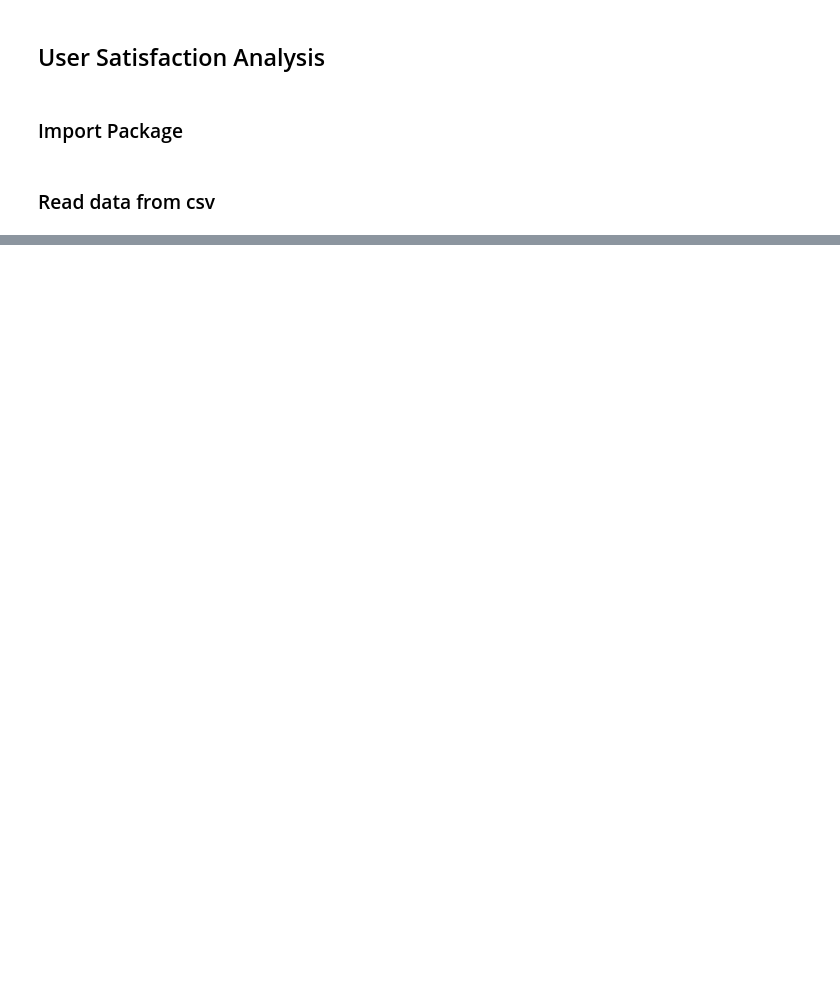
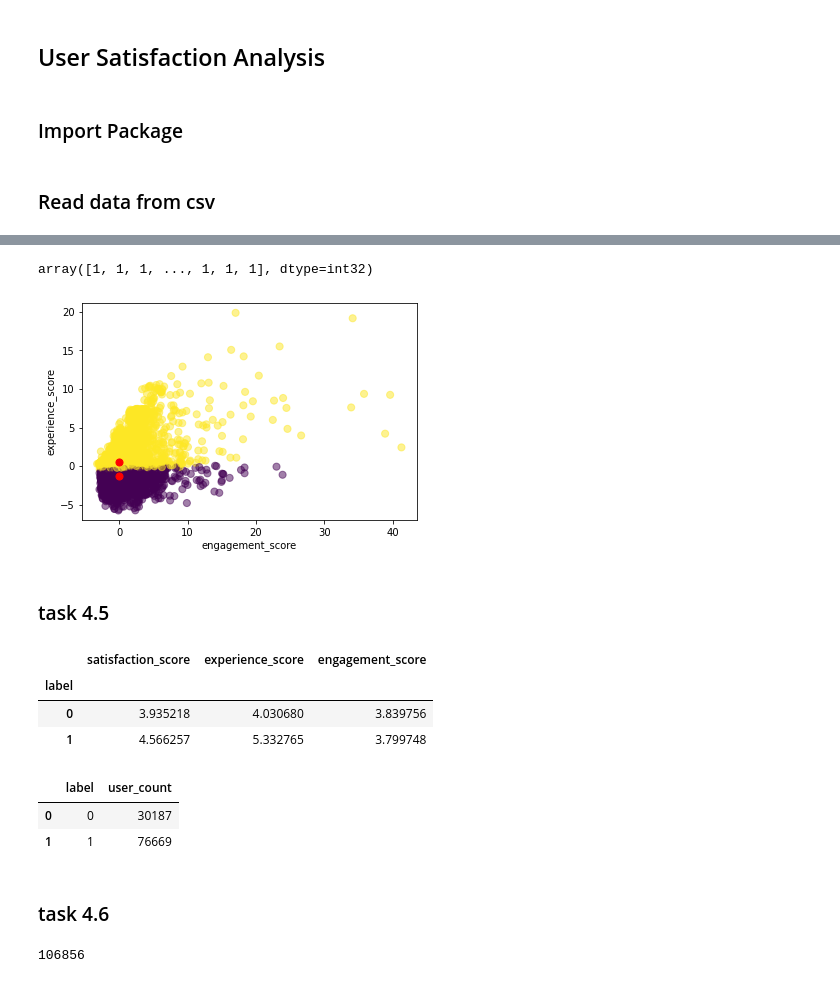
Before and after one commit to degagawolde/User-Analytics-Telecommunication-Industry, a Jupyter notebook: notebook/User-Satisfaction-Analysis.ipynb, the cells around one changed output, grey strips where cells are left out. Drawn from its saved outputs; the diff is of its cells as text; code cells hidden in the pictures; blank space fills up the shorter version.

```diff
--- a/notebook/User-Satisfaction-Analysis.ipynb
+++ b/notebook/User-Satisfaction-Analysis.ipynb
@@ -34,0 +95,5 @@ for col in to_string:
+# %%
+eng_exp = pd.DataFrame()
+eng_exp = df[['engagement_score', 'experience_score']]
+normalized_df = (eng_exp-eng_exp.mean())/eng_exp.std()
+normalized_df
@@ -34,0 +114,54 @@ for col in to_string:
+# %%
+from sklearn.cluster import KMeans
+Kmean = KMeans(n_clusters=2)
+Kmean.fit(normalized_df)
+
+centroids = Kmean.cluster_centers_
+Kmean.labels_
+# %% [output]
+array([1, 1, 1, ..., 1, 1, 1], dtype=int32)
+# %%
+plt.scatter(normalized_df['engagement_score'], normalized_df['experience_score'],
+            c=Kmean.labels_.astype(float), s=50, alpha=0.5)
+plt.scatter(centroids[:,0], centroids[:,1], c='red', s=50)
+plt.xlabel('engagement_score')
+plt.ylabel('experience_score')
+
+plt.show()
+# %% [output]
+[figure, added]
+# %% [markdown]
+### task 4.5
+# %%
+avg_sat_exp = pd.DataFrame()
+avg_sat_exp['satisfaction_score'] = df['satisfaction_score']
+avg_sat_exp['experience_score'] = df['experience_score']
+avg_sat_exp['engagement_score'] = df['engagement_score']
+avg_sat_exp['label'] = Kmean.labels_
+avg_sat_exp.groupby('label').agg(
+    {'satisfaction_score': 'mean', 'experience_score': 'mean','engagement_score':'mean'})
+# %% [output]
+|  | satisfaction_score | experience_score | engagement_score |
+| label |  |  |  |
+| 0 | 3.935218 | 4.030680 | 3.839756 |
+| 1 | 4.566257 | 5.332765 | 3.799748 |
+# %%
+avg_sat_exp['MSISDN/Number'] = df['MSISDN/Number']
+avg_sat_exp.groupby('label').agg(
+    {'MSISDN/Number': 'count'}).reset_index().rename(columns={'MSISDN/Number':'user_count'})
+# %% [output]
+|  | label | user_count |
+| 0 | 0 | 30187 |
+| 1 | 1 | 76669 |
+# %% [markdown]
+### task 4.6
+# %%
+from sqlalchemy import create_engine
+connections_path = "mysql+pymysql://root:root#123@localhost/telecom_data"
+engine = create_engine(connections_path)
+# conn = engine.connect()
+data = df[['MSISDN/Number', 'engagement_score',
+           'experience_score', 'satisfaction_score']]
+data.to_sql('eng_exp_sat',engine.connect(),if_exists='append')
+# %% [output]
+106856
```
Also changed, not shown: parts of 13 cells of this notebook, 7 other files.
